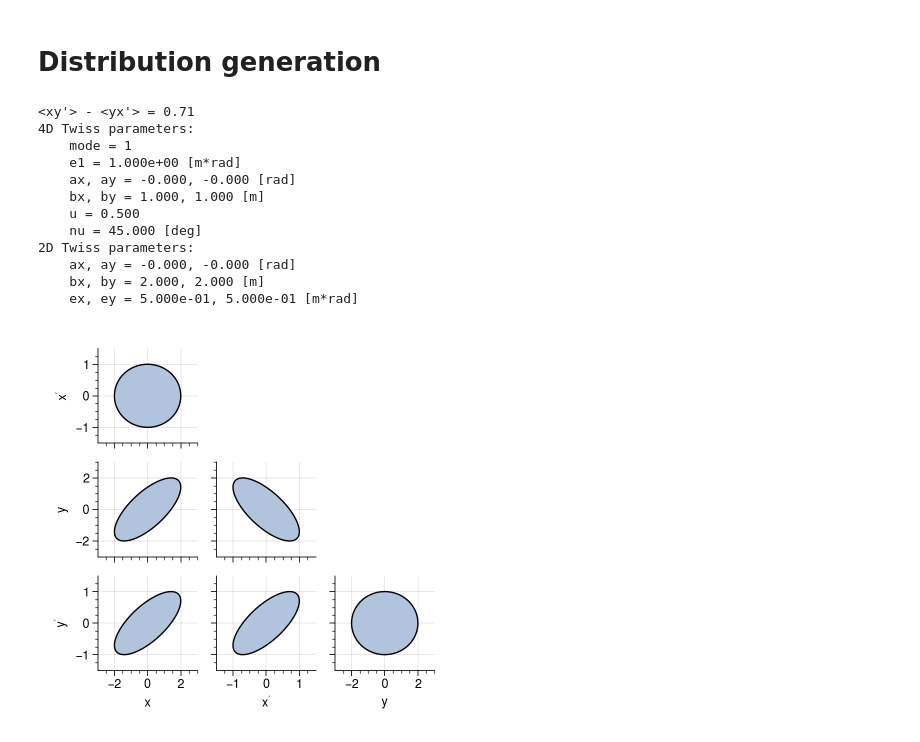
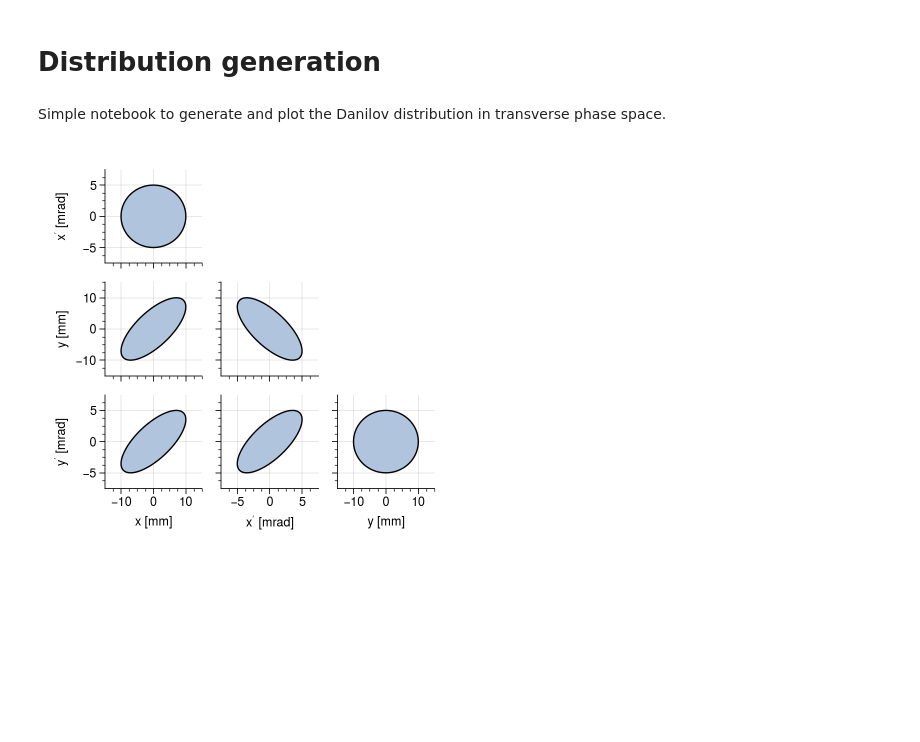
Before and after one commit to austin-hoover/accphys-tools, a Jupyter notebook: jupyter_notebooks/distribution_generation.ipynb, the cells around one changed output. Cells and saved outputs as stored; diff of their text form; code cells hidden in the pictures; blank space fills up the shorter version.

```diff
--- a/jupyter_notebooks/distribution_generation.ipynb
+++ b/jupyter_notebooks/distribution_generation.ipynb
@@ -15,28 +13,14 @@ plot.rc['figure.facecolor'] = 'white'
+# %% [markdown]
+Simple notebook to generate and plot the Danilov distribution in transverse phase space.
 # %%
-env = ea.Envelope(mode=1)
+env = ea.Envelope(mode=1, eps=25.)
 ax, ay = 0, 0
 bx, by = 1, 1
 u = 0.5
 nu = 0.25 * np.pi
 env.fit_twiss4D([ax, ay, bx, by, u, nu])
-myplt.corner_env(env.params, figsize=4, fill=True, units=None);
-
-Sigma = env.cov()
-print("<xy'> - <yx'> = {:.2f}".format(Sigma[0, 3] - Sigma[1, 2]))
-env.print_twiss4D()
-env.print_twiss2D()
-# %% [output]
-<xy'> - <yx'> = 0.71
-4D Twiss parameters:
-    mode = 1
-    e1 = 1.000e+00 [m*rad]
-    ax, ay = -0.000, -0.000 [rad]
-    bx, by = 1.000, 1.000 [m]
-    u = 0.500
-    nu = 45.000 [deg]
-2D Twiss parameters:
-    ax, ay = -0.000, -0.000 [rad]
-    bx, by = 2.000, 2.000 [m]
-    ex, ey = 5.000e-01, 5.000e-01 [m*rad]
-[figure, removed]
+# %%
+myplt.corner_env(env.params, figsize=4, fill=True);
+# %% [output]
+[figure, added]
 # %%
```
Also changed, not shown: parts of 4 cells of this notebook, 2 other files.
